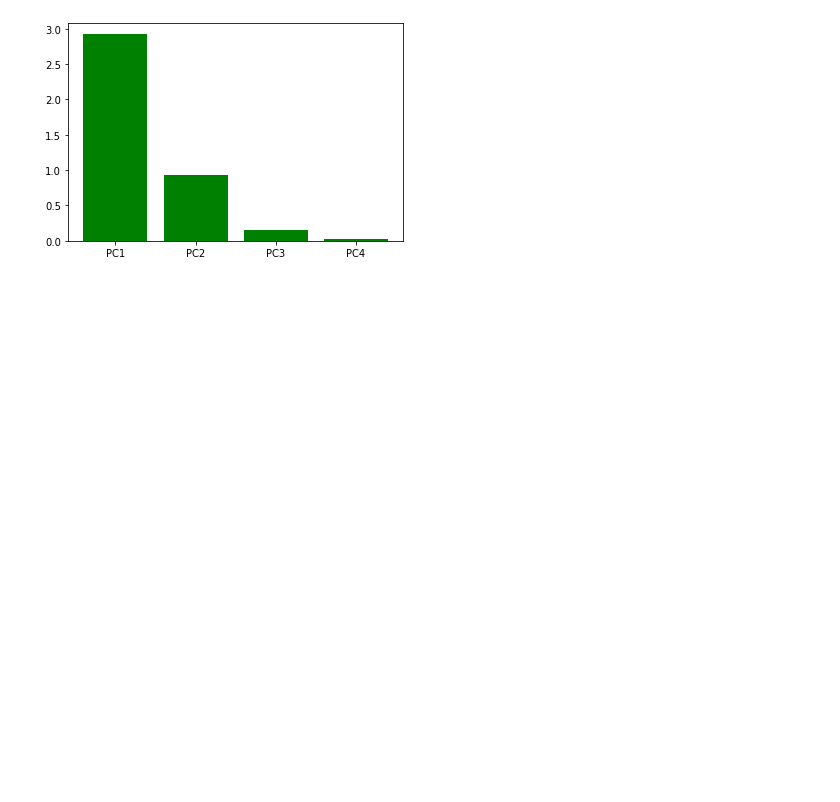
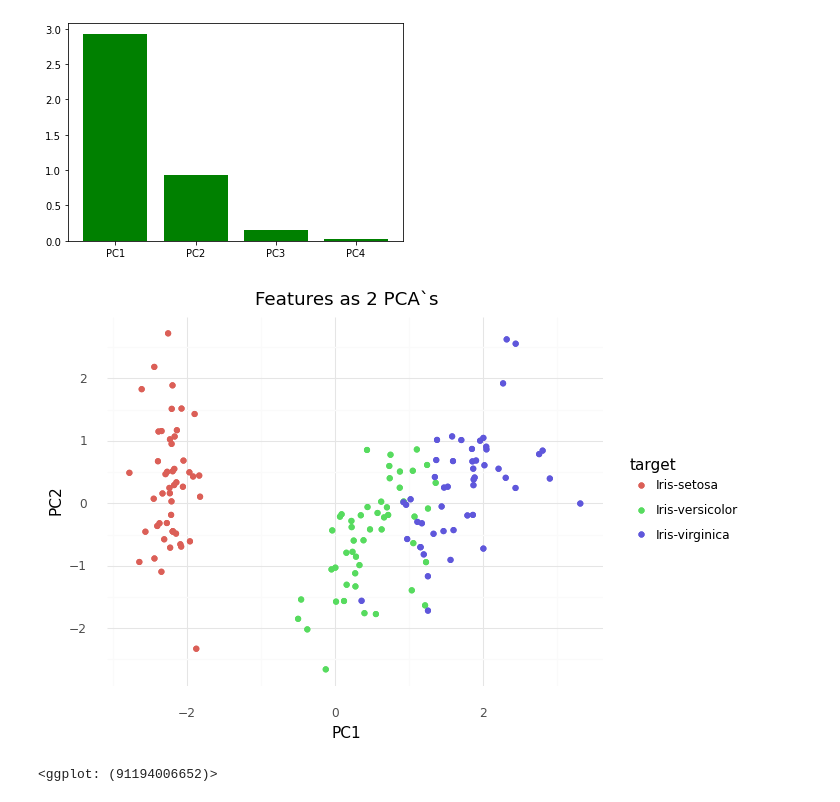
Before and after one commit to hansfranke1985/ADS, a Jupyter notebook: DataWrangling/week_6_DataPreProcessing/Assignment/Week6 Data Preparation.ipynb, the cells around one changed output. Saved outputs shown, nothing was run; the diff lists cells and outputs as text; code cells hidden in the pictures; blank space fills up the shorter version.

```diff
--- a/DataWrangling/week_6_DataPreProcessing/Assignment/Week6 Data Preparation.ipynb
+++ b/DataWrangling/week_6_DataPreProcessing/Assignment/Week6 Data Preparation.ipynb
@@ -635,0 +606,4 @@ pcsDF
+# %%
+# Look the 4 main features are mapped as 2 principal components
+df_show = pcsDF.join(df, how="outer")
+df_show
@@ -676,0 +667,14 @@ plt.show()
+# %%
+# plotting the 3 PC`s
+(ggplot(df_show)
+    +aes(x='PC1', y='PC2', color= "target")
+    +geom_point()
+    +geom_jitter()
+
+    +labs(title='Features as 2 PCA`s')
+    +theme_minimal()
+
+)
+# %% [output]
+[figure, added]
+<ggplot: (91194006652)>
```
Also changed, not shown: parts of 15 cells of this notebook, 2 other files.
